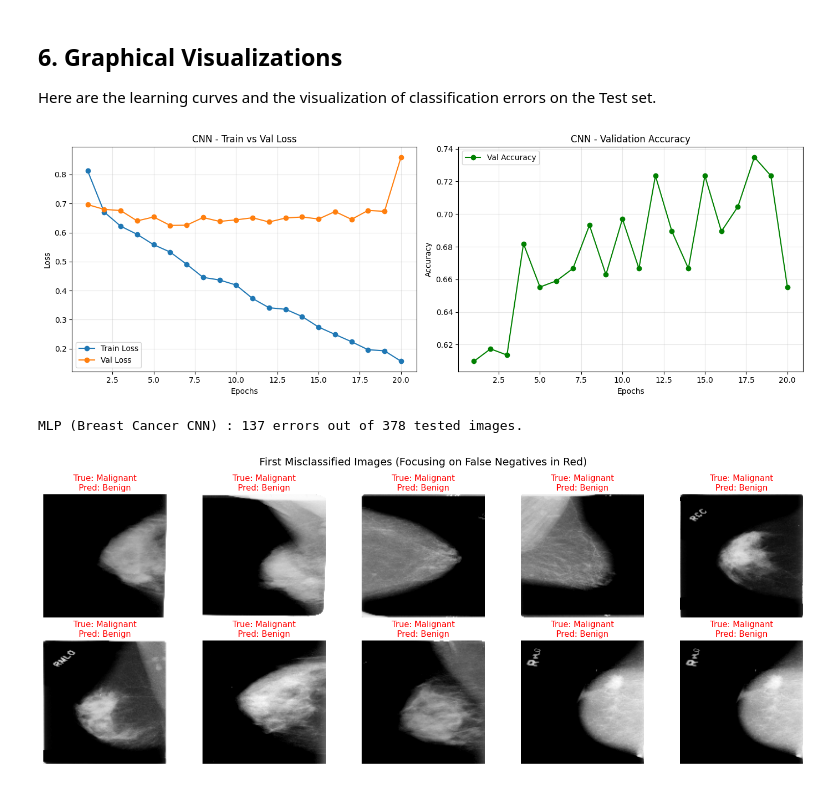
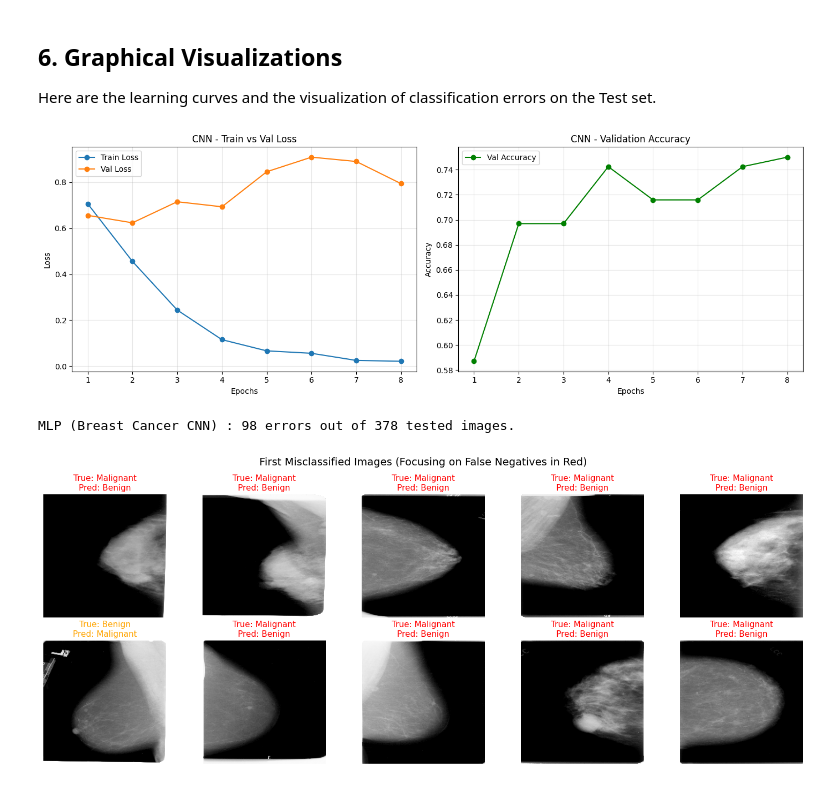
Before and after one commit to Corentin-Monsallier/Machine-Learning, a Jupyter notebook: part3.ipynb, the cells around one changed output. Cells and saved outputs as stored; diff of their text form; code cells hidden in the pictures.

```diff
--- a/part3.ipynb
+++ b/part3.ipynb
@@ -25,7 +28,7 @@ class Config:
     CSV_PATH_TRAIN = "images/archive/csv/mass_case_description_train_set.csv"
     CSV_PATH_TEST = "images/archive/csv/mass_case_description_test_set.csv"
     IMAGE_DIR = "images/archive/" # Root folder containing the 'jpeg' subfolder
-    IMAGE_SIZE = 128      # Downsized to avoid RAM saturation (e.g., 128x128 or 224x224)
+    IMAGE_SIZE = 224      # Using 224x224 for ResNet
     BATCH_SIZE = 32
     EPOCHS = 20
     LEARNING_RATE = 1e-4
@@ -101,13 +106,13 @@ def show_samples(dataset, num_samples=5):
 
     for i, idx in enumerate(benign_idx):
         img, label = dataset[idx]
-        axes[0, i].imshow(img[0].numpy(), cmap='gray')
+        axes[0, i].imshow(img.permute(1, 2, 0).numpy())
         axes[0, i].set_title("Benign (0)")
         axes[0, i].axis('off')
 
     for i, idx in enumerate(malign_idx):
         img, label = dataset[idx]
-        axes[1, i].imshow(img[0].numpy(), cmap='gray')
+        axes[1, i].imshow(img.permute(1, 2, 0).numpy())
         axes[1, i].set_title("Malignant (1)", color='red')
         axes[1, i].axis('off')
 
@@ -158,3 +125,23 @@ class BreastCancerCNN(nn.Module):
+# %%
+class BreastCancerCNN(nn.Module):
+    def __init__(self):
+        super(BreastCancerCNN, self).__init__()
+        # Load pre-trained ResNet18
+        self.model = models.resnet18(weights=models.ResNet18_Weights.DEFAULT)
+
+        # Freeze early layers for faster training and to avoid losing extracted features
+        for param in list(self.model.parameters()):
+            param.requires_grad = True
+
+        # Replace the final fully connected layer for binary classification
+        num_ftrs = self.model.fc.in_features
+        self.model.fc = nn.Sequential(
+            nn.Dropout(0.5),
+            nn.Linear(num_ftrs, 1)
+        )
+
+    def forward(self, x):
+        return self.model(x)
 # %% [markdown]
 ## 4. Training and Evaluation Functions
 # %%
@@ -288,7 +308,7 @@ else:
     # Initialization
     model = BreastCancerCNN()
     criterion = nn.BCEWithLogitsLoss(pos_weight=pos_weight)
-    optimizer = optim.Adam(model.parameters(), lr=Config.LEARNING_RATE)
+    optimizer = optim.Adam(filter(lambda p: p.requires_grad, model.parameters()), lr=Config.LEARNING_RATE)
 
     # Training and Evaluation
     print("Starting training...")
@@ -328,14 +348,14 @@ if 'history' in locals() and 'y_pred' in locals() and 'y_true' in locals():
     plt.figure(figsize=(14, 5))
 
     plt.subplot(1, 2, 1)
-    plt.plot(range(1, Config.EPOCHS+1), history['train_loss'], label='Train Loss', marker='o')
-    plt.plot(range(1, Config.EPOCHS+1), history['val_loss'], label='Val Loss', marker='o')
+    plt.plot(range(1, len(history['train_loss'])+1), history['train_loss'], label='Train Loss', marker='o')
+    plt.plot(range(1, len(history['train_loss'])+1), history['val_loss'], label='Val Loss', marker='o')
     plt.title("CNN - Train vs Val Loss")
     plt.xlabel("Epochs"); plt.ylabel("Loss")
     plt.legend(); plt.grid(True, alpha=0.3)
 
     plt.subplot(1, 2, 2)
-    plt.plot(range(1, Config.EPOCHS+1), history['val_acc'], label='Val Accuracy', marker='o', color='green')
+    plt.plot(range(1, len(history['train_loss'])+1), history['val_acc'], label='Val Accuracy', marker='o', color='green')
     plt.title("CNN - Validation Accuracy")
     plt.xlabel("Epochs"); plt.ylabel("Accuracy")
     plt.legend(); plt.grid(True, alpha=0.3)
@@ -346,33 +366,33 @@ if 'history' in locals() and 'y_pred' in locals() and 'y_true' in locals():
     # =========================================================
     # GRAPH 2: Misclassified Images Visualization (Errors)
     # =========================================================
     errors_idx = np.where(y_pred != y_true)[0]
     print(f"\nMLP (Breast Cancer CNN) : {len(errors_idx)} errors out of {len(y_true)} tested images.")
 
     if len(errors_idx) > 0:
         fig, axes = plt.subplots(2, 5, figsize=(15, 6))
         axes = axes.ravel()
 
         for j, idx in enumerate(errors_idx[:10]):
             axes[j].imshow(test_imgs[idx][0], cmap='gray')
 
             # Color code: Red = False Negative (very severe), Orange = False Positive
             color = 'red' if y_true[idx] == 1 else 'orange'
             true_lbl = "Malignant" if y_true[idx] == 1 else "Benign"
             pred_lbl = "Malignant" if y_pred[idx] == 1 else "Benign"
 
             axes[j].set_title(f"True: {true_lbl}\nPred: {pred_lbl}", fontsize=11, color=color)
             axes[j].axis('off')
 
         for j in range(len(errors_idx), len(axes)):
             axes[j].axis('off')
 
         plt.suptitle("First Misclassified Images (Focusing on False Negatives in Red)", fontsize=14)
         plt.tight_layout()
         plt.show()
 else:
     print("Run the training pipeline (previous cell) to generate the graphs.")
 # %% [output]
-[figure, old version]
+[figure, new version]
-MLP (Breast Cancer CNN) : 137 errors out of 378 tested images.
+MLP (Breast Cancer CNN) : 98 errors out of 378 tested images.
-[figure, old version]
+[figure, new version]
```
Also changed, not shown: parts of 6 cells of this notebook, 3 other files.
